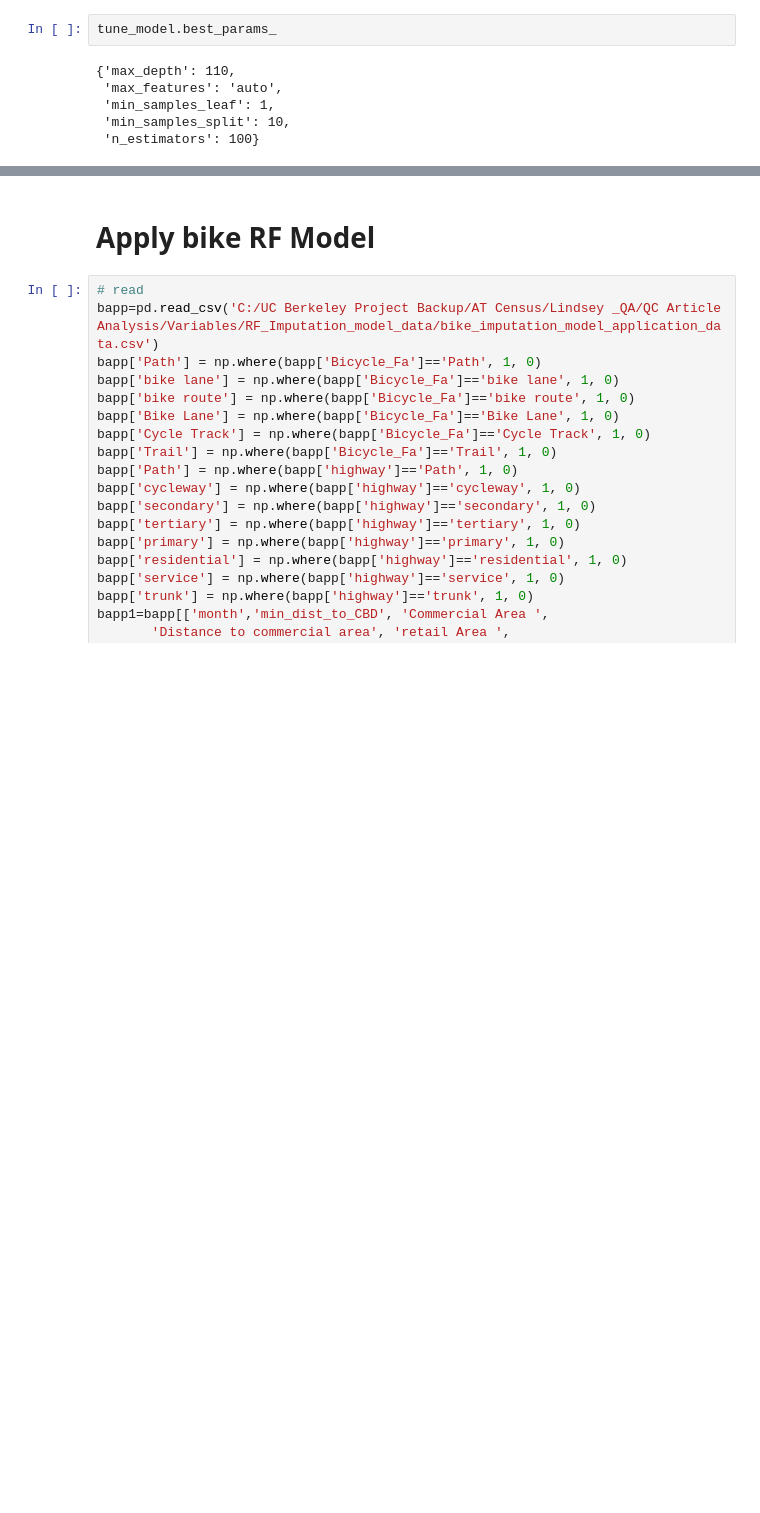
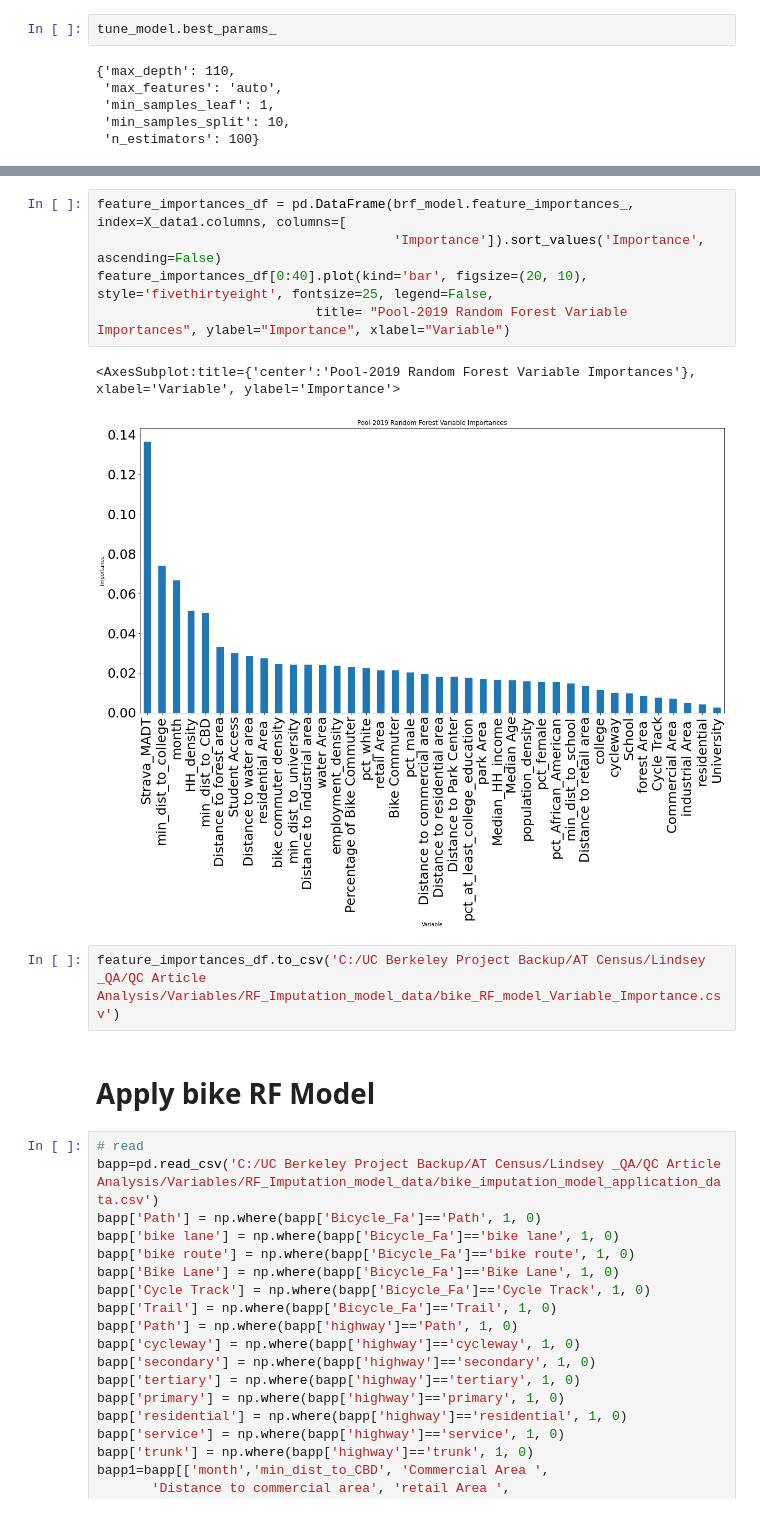
Before and after one commit to mintu07ruet/QC-Article, a Jupyter notebook: RF Model.ipynb, the cells around one changed output, grey strips where cells are left out. Drawn from its saved outputs; the diff is of its cells as text; blank space fills up the shorter version.

```diff
--- a/RF Model.ipynb
+++ b/RF Model.ipynb
@@ -492,3 +493,13 @@ print("%.2f/%.2f\t%.2f/%.2f\t%.2f/%.2f\t%.2f/%.2f\t<===Averages" % (np.mean(rf_M
+# %%
+feature_importances_df = pd.DataFrame(brf_model.feature_importances_, index=X_data1.columns, columns=[
+                                      'Importance']).sort_values('Importance', ascending=False)
+feature_importances_df[0:40].plot(kind='bar', figsize=(20, 10), style='fivethirtyeight', fontsize=25, legend=False,
+                            title= "Pool-2019 Random Forest Variable Importances", ylabel="Importance", xlabel="Variable")
+# %% [output]
+<AxesSubplot:title={'center':'Pool-2019 Random Forest Variable Importances'}, xlabel='Variable', ylabel='Importance'>
+[figure, added]
+# %%
+feature_importances_df.to_csv('C:/UC Berkeley Project Backup/AT Census/Lindsey _QA/QC Article Analysis/Variables/RF_Imputation_model_data/bike_RF_model_Variable_Importance.csv')
 # %% [markdown]
 # Apply bike RF Model
 # %%
```
Also changed, not shown: parts of 27 cells of this notebook, 6 other files.
